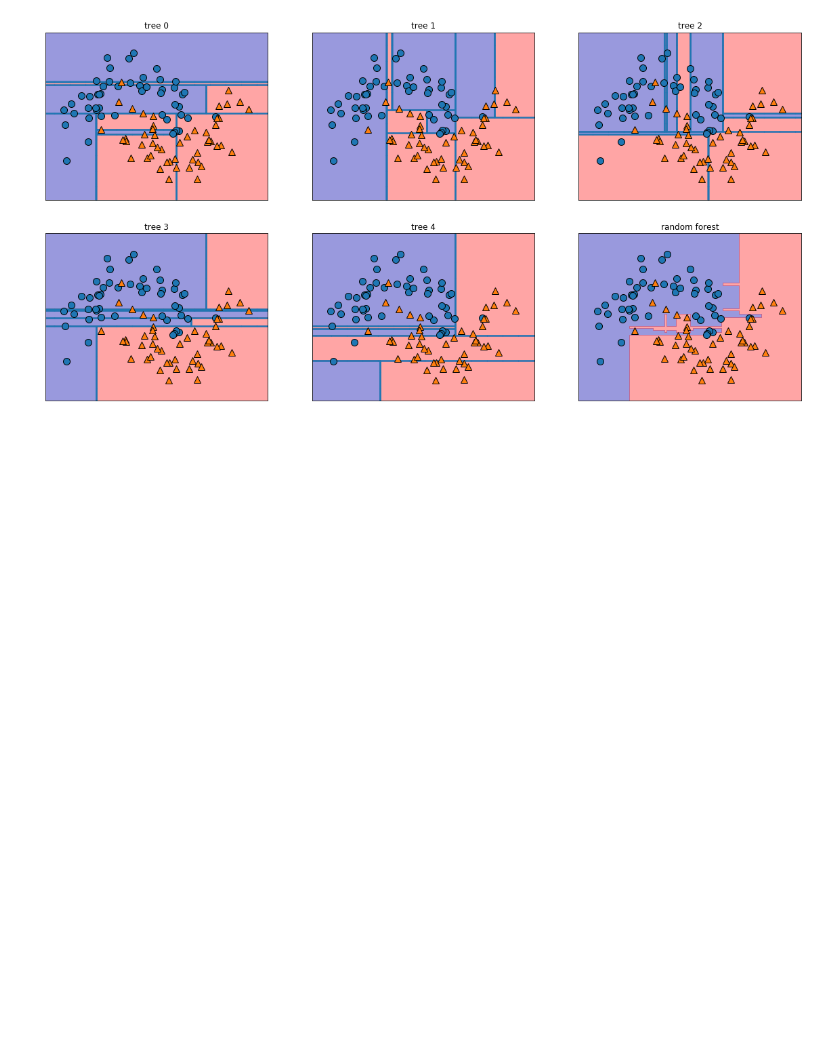
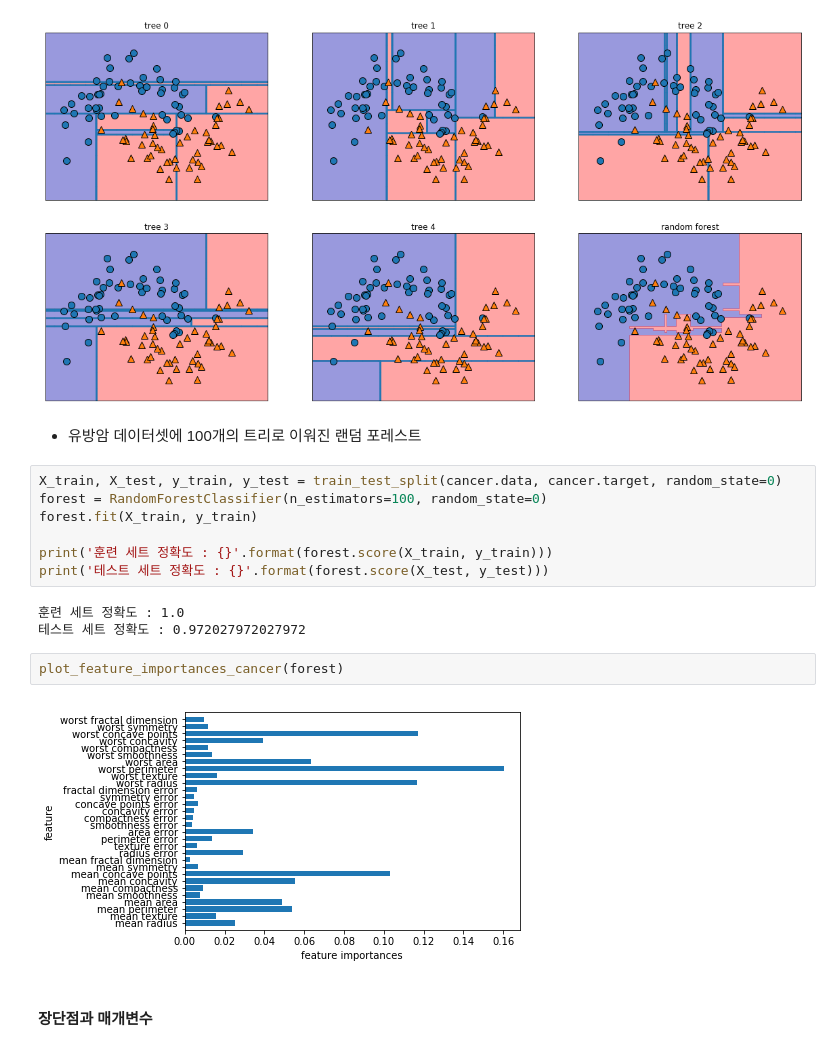
Before and after one commit to sooooner/ML_whit_python, a Jupyter notebook: ML_with_python_CH2_naive_and_decision_tree.ipynb, the cells around one changed output. Saved outputs shown, nothing was run; the diff lists cells and outputs as text; blank space fills up the shorter version.

```diff
--- a/ML_with_python_CH2_naive_and_decision_tree.ipynb
+++ b/ML_with_python_CH2_naive_and_decision_tree.ipynb
@@ -308,3 +308,21 @@ mglearn.discrete_scatter(X[:, 0], X[:, 1],  y)
 [<matplotlib.lines.Line2D at 0x...>,
  <matplotlib.lines.Line2D at 0x...>]
 [figure]
+# %% [markdown]
++ 유방암 데이터셋에 100개의 트리로 이워진 랜덤 포레스트
+# %%
+X_train, X_test, y_train, y_test = train_test_split(cancer.data, cancer.target, random_state=0)
+forest = RandomForestClassifier(n_estimators=100, random_state=0)
+forest.fit(X_train, y_train)
+
+print('훈련 세트 정확도 : {}'.format(forest.score(X_train, y_train)))
+print('테스트 세트 정확도 : {}'.format(forest.score(X_test, y_test)))
+# %% [output]
+훈련 세트 정확도 : 1.0
+테스트 세트 정확도 : 0.972027972027972
+# %%
+plot_feature_importances_cancer(forest)
+# %% [output]
+[figure, added]
+# %% [markdown]
+#### 장단점과 매개변수
```
Also changed, not shown: parts of 11 cells of this notebook.
